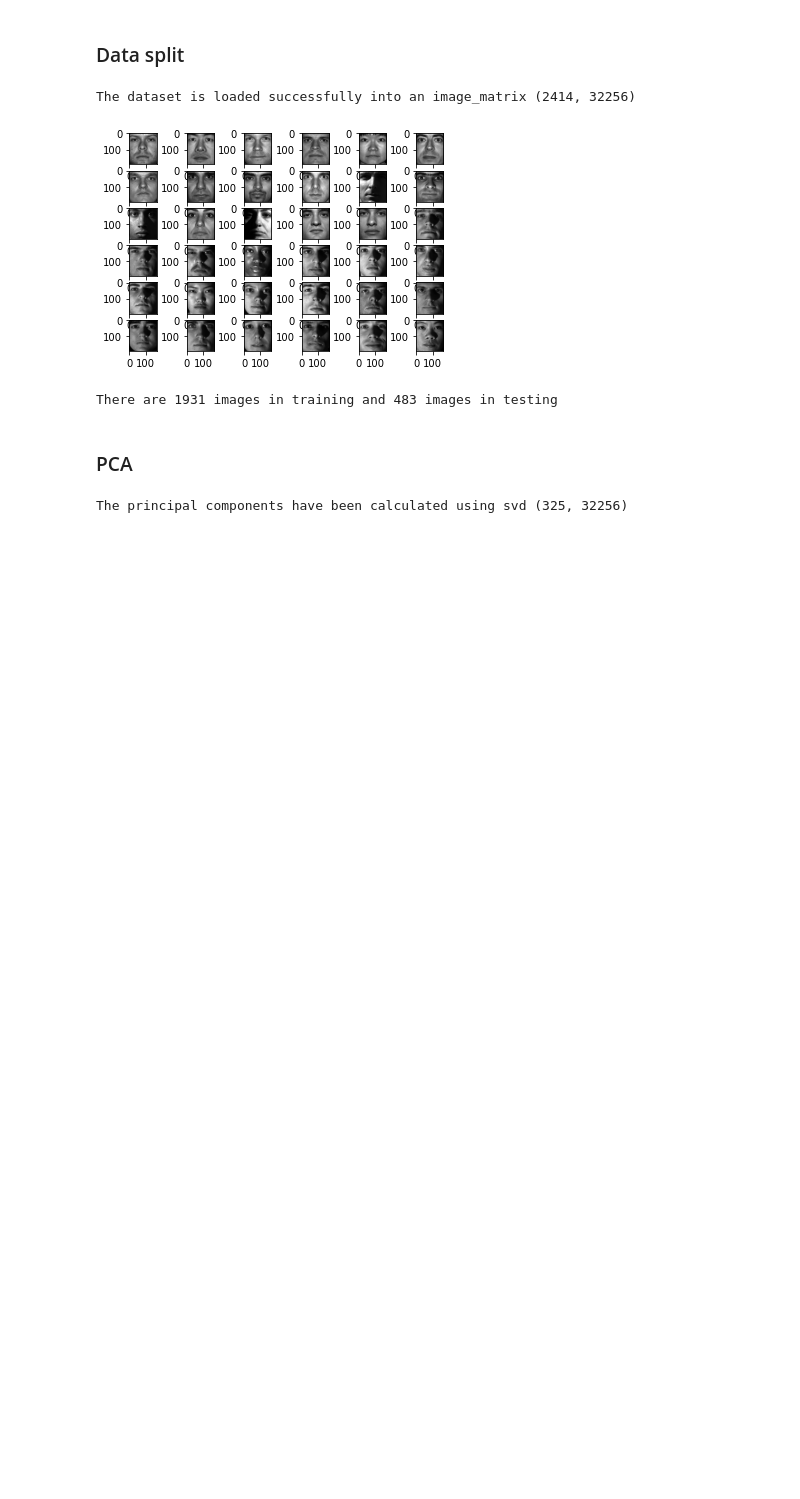
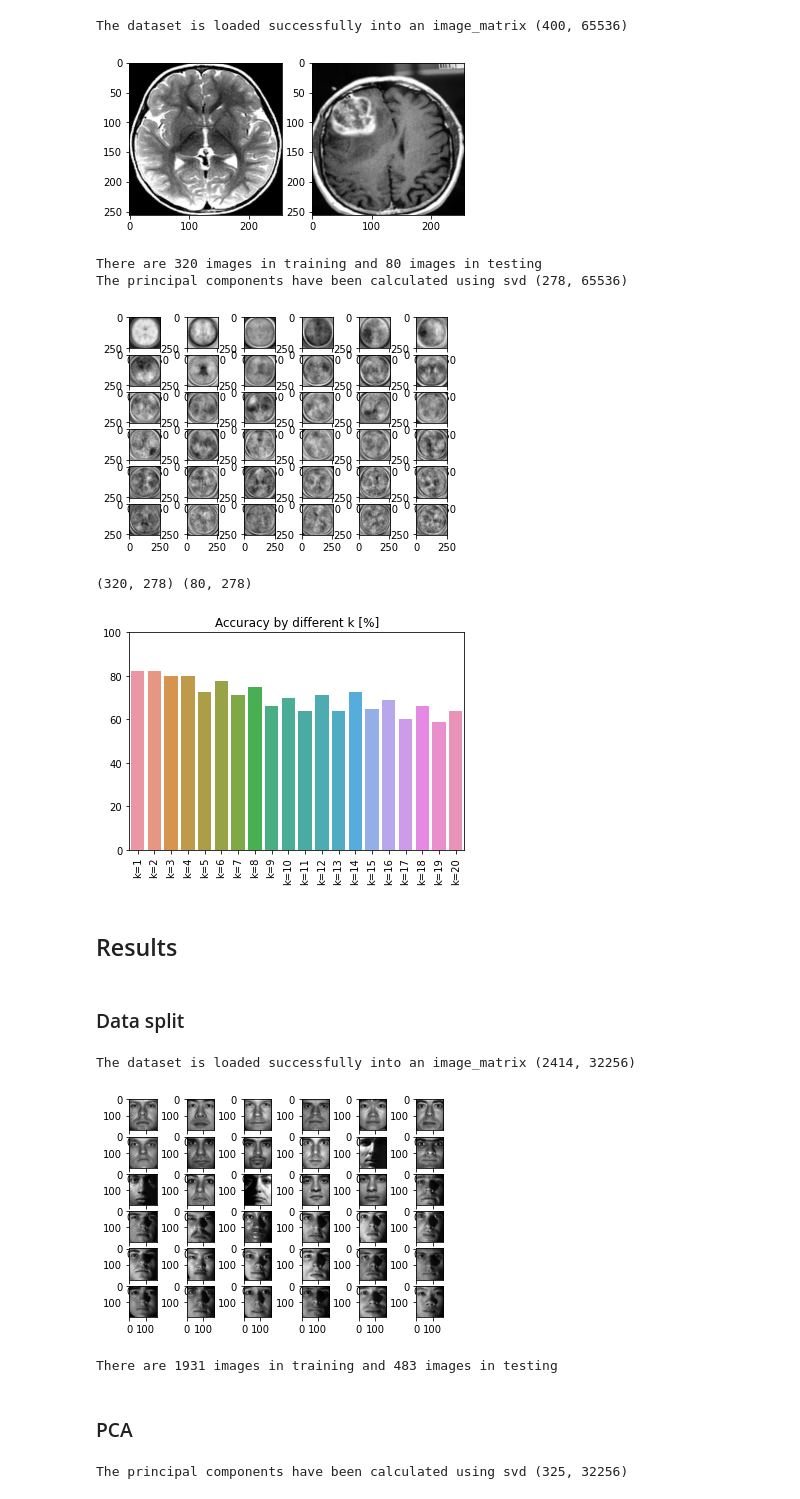
Before and after one commit to datascience-mobi/2021-topic-04-team-01, a Jupyter notebook: Report_final.ipynb, the cells around one changed output. Saved outputs shown, nothing was run; the diff lists cells and outputs as text; code cells hidden in the pictures; blank space fills up the shorter version.

```diff
--- a/Report_final.ipynb
+++ b/Report_final.ipynb
@@ -88,3 +84,46 @@ $$ accuracy = \frac{correct.images}{total.images}\,100 $$
+# %%
+# Get the paths and labels of the data
+image_height, image_width = 256, 256
+Brain_tumor = img.ImageToMatrix("Brain_tumor_images", file_extension=".jpg",
+                                image_height=image_height, image_width=image_width)
+image_matrix = Brain_tumor.matrix()
+
+
+# Displaying some of the images
+vis.small_set_show(Brain_tumor.no_images_per_person, image_matrix, image_height, image_width, 2)
+
+# Splitting the data into testing and training
+train_matrix, test_matrix, training_labels, testing_labels = ds.train_test_split(image_matrix,
+                                                                                 Brain_tumor.labels,
+                                                                                 train_percent=80, seed=7)
+
+# Do PCA dimension reduction
+pca_images = pca.PCA(train_matrix, 99)
+pca_model = pca_images.fit_svd()
+
+# Displaying some of components of the model
+vis.show_components(pca_model, image_height, image_width)
+
+train_tr = pca_images.transform(train_matrix)
+test_tr = pca_images.transform(test_matrix)
+print(train_tr.shape, test_tr.shape)
+
+# Load KNN
+train_knn = knn.KNearestNeighbors(train_tr, training_labels, k=2)
+predicted_labels = train_knn.predict(test_tr)
+
+# Plotting the accuracy against the number of K
+vis.k_barplot(20, train_tr, training_labels, test_tr, testing_labels)
+# %% [output]
+The dataset is loaded successfully into an image_matrix (400, 65536)
+[figure, added]
+There are 320 images in training and 80 images in testing
+The principal components have been calculated using svd (278, 65536)
+[figure, added]
+(320, 278) (80, 278)
+[figure, added]
+# %% [markdown]
+## Results
 # %% [markdown]
 
 ### Data split
```
Also changed, not shown: parts of 4 cells of this notebook.
